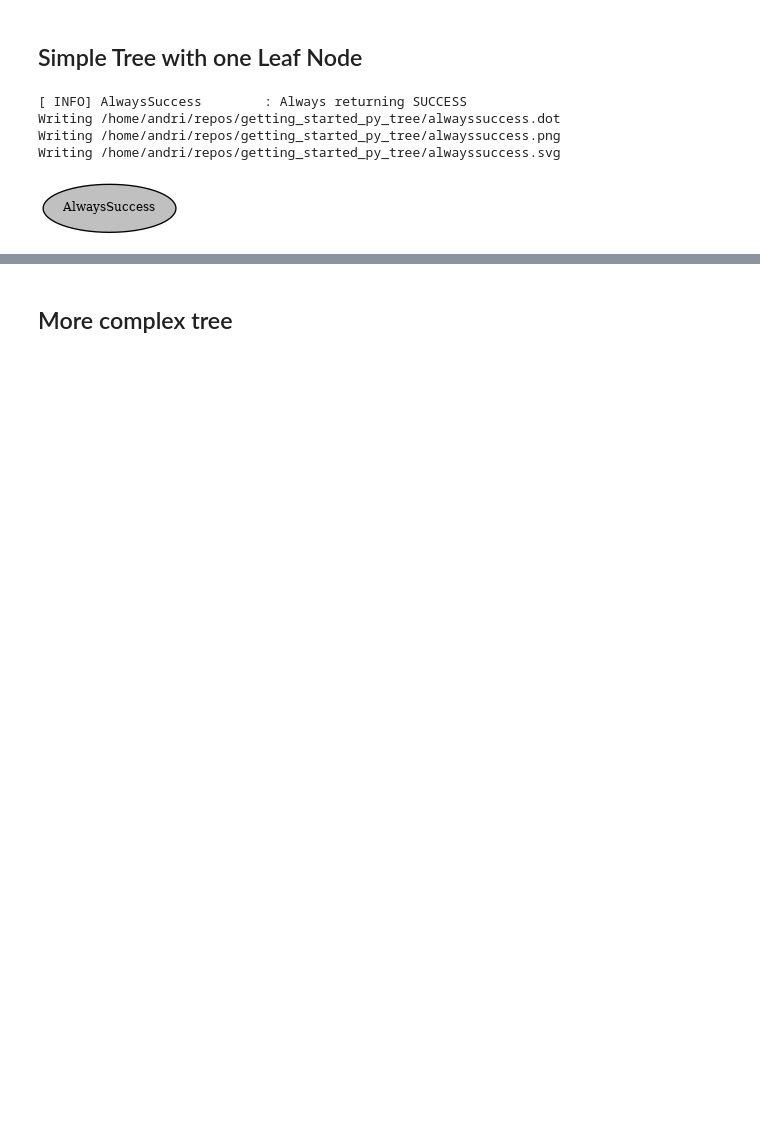
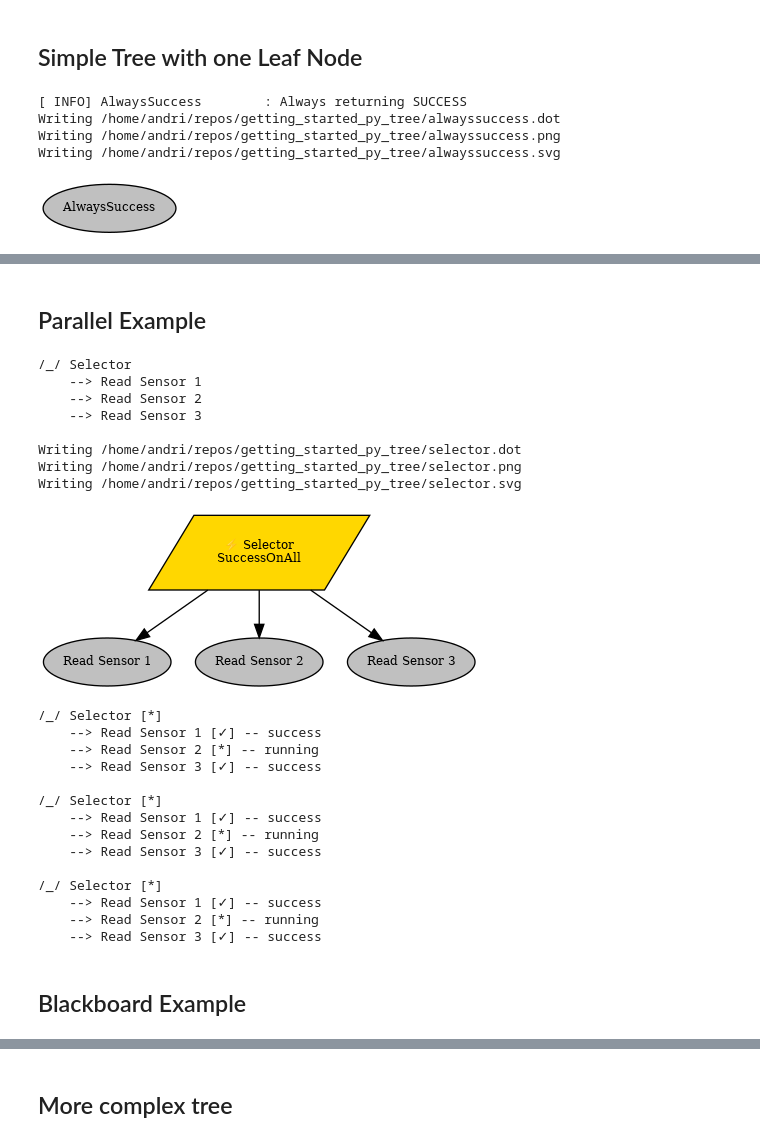
Before and after one commit to andriwild/getting_started_py_tree, a Jupyter notebook: py_trees.ipynb, the cells around one changed output, grey strips where cells are left out. Drawn from its saved outputs; the diff is of its cells as text; code cells hidden in the pictures; blank space fills up the shorter version.

Commit message:
add bb and more complex example

```diff
--- a/py_trees.ipynb
+++ b/py_trees.ipynb
@@ -168,0 +309,54 @@ Writing /home/andri/repos/getting_started_py_tree/root_selector.svg
+# %% [markdown]
+## Parallel Example
+# %%
+root = py_trees.composites.Parallel("Selector", policy=py_trees.common.ParallelPolicy.SuccessOnAll())
+s1 = py_trees.behaviours.Success(name="Read Sensor 1")
+#s1 = py_trees.behaviours.Failure(name="Open Door")
+s2 = py_trees.behaviours.Running(name="Read Sensor 2")
+s3 = py_trees.behaviours.Success(name="Read Sensor 3")
+
+root.add_children([s1, s2, s3])
+
+behaviour_tree = py_trees.trees.BehaviourTree(root=root)
+
+print(py_trees.display.unicode_tree(root=root))
+
+behaviour_tree.setup(timeout=15)
+draw_tree(root)
+
+try:
+    behaviour_tree.tick_tock(
+        period_ms=500,
+        number_of_iterations=3,
+        pre_tick_handler=None,
+        post_tick_handler=print_tree,
+    )
+
+except KeyboardInterrupt:
+    behaviour_tree.interrupt()
+# %% [output]
+/_/ Selector
+    --> Read Sensor 1
+    --> Read Sensor 2
+    --> Read Sensor 3
+
+Writing /home/andri/repos/getting_started_py_tree/selector.dot
+Writing /home/andri/repos/getting_started_py_tree/selector.png
+Writing /home/andri/repos/getting_started_py_tree/selector.svg
+[figure, added]
+/_/ Selector [*]
+    --> Read Sensor 1 [✓] -- success
+    --> Read Sensor 2 [*] -- running
+    --> Read Sensor 3 [✓] -- success
+
+/_/ Selector [*]
+    --> Read Sensor 1 [✓] -- success
+    --> Read Sensor 2 [*] -- running
+    --> Read Sensor 3 [✓] -- success
+
+/_/ Selector [*]
+    --> Read Sensor 1 [✓] -- success
+    --> Read Sensor 2 [*] -- running
+    --> Read Sensor 3 [✓] -- success
+# %% [markdown]
+## Blackboard Example
```
Also changed, not shown: parts of 13 cells of this notebook.
